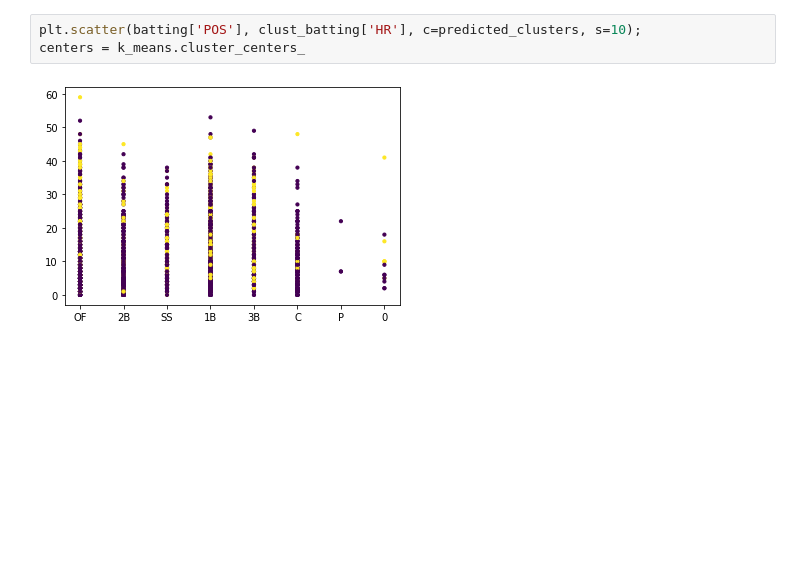
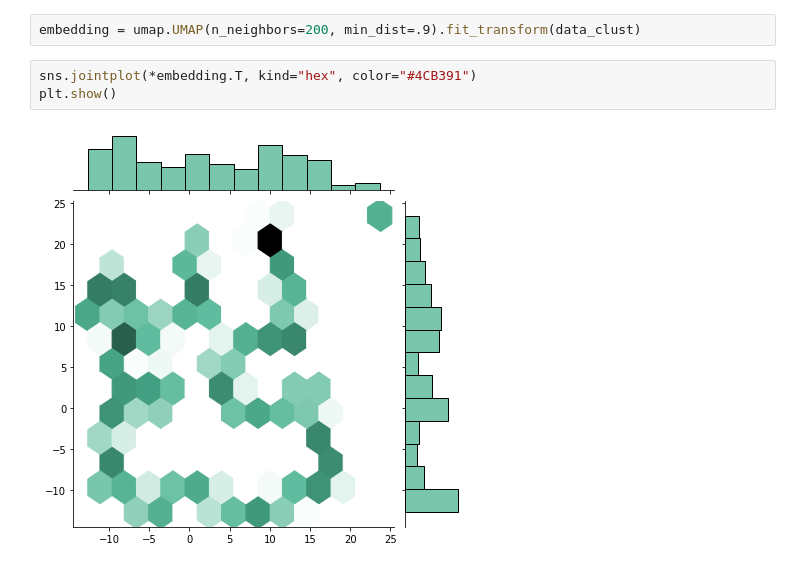
Before and after one commit to eric8395/baseball-analytics, a Jupyter notebook: Player Clustering.ipynb, the cells around one changed output. Cells and saved outputs as stored; diff of their text form; blank space fills up the shorter version.

```diff
--- a/Player Clustering.ipynb
+++ b/Player Clustering.ipynb
@@ -49,5 +38,7 @@ Index(['Season', 'Name', 'POS', 'Team', 'Age', 'Salary',
-# %%
-plt.scatter(batting['POS'], clust_batting['HR'], c=predicted_clusters, s=10);
-centers = k_means.cluster_centers_
-# %% [output]
-[figure, removed]
+# %%
+embedding = umap.UMAP(n_neighbors=200, min_dist=.9).fit_transform(data_clust)
+# %%
+sns.jointplot(*embedding.T, kind="hex", color="#4CB391")
+plt.show()
+# %% [output]
+[figure, added]
```
Also changed, not shown: parts of 6 cells of this notebook, 2 other files.
